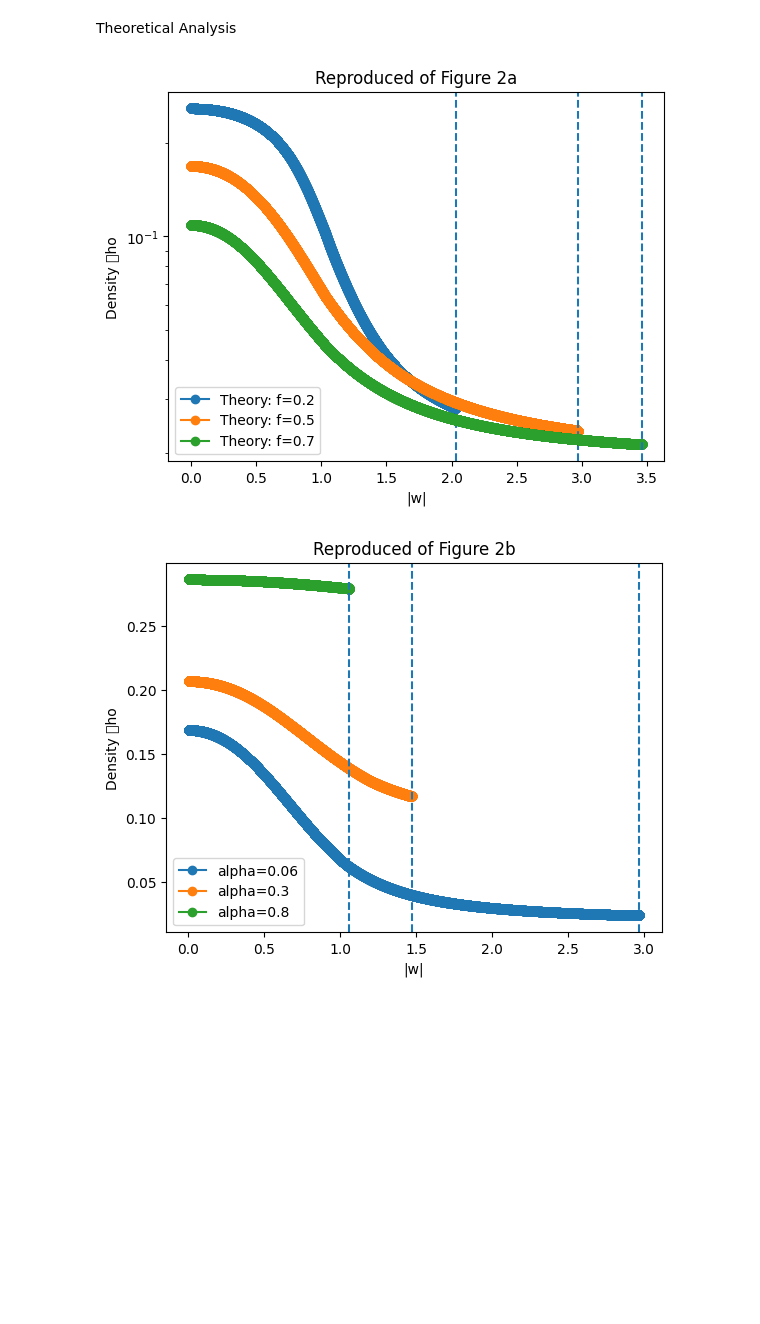
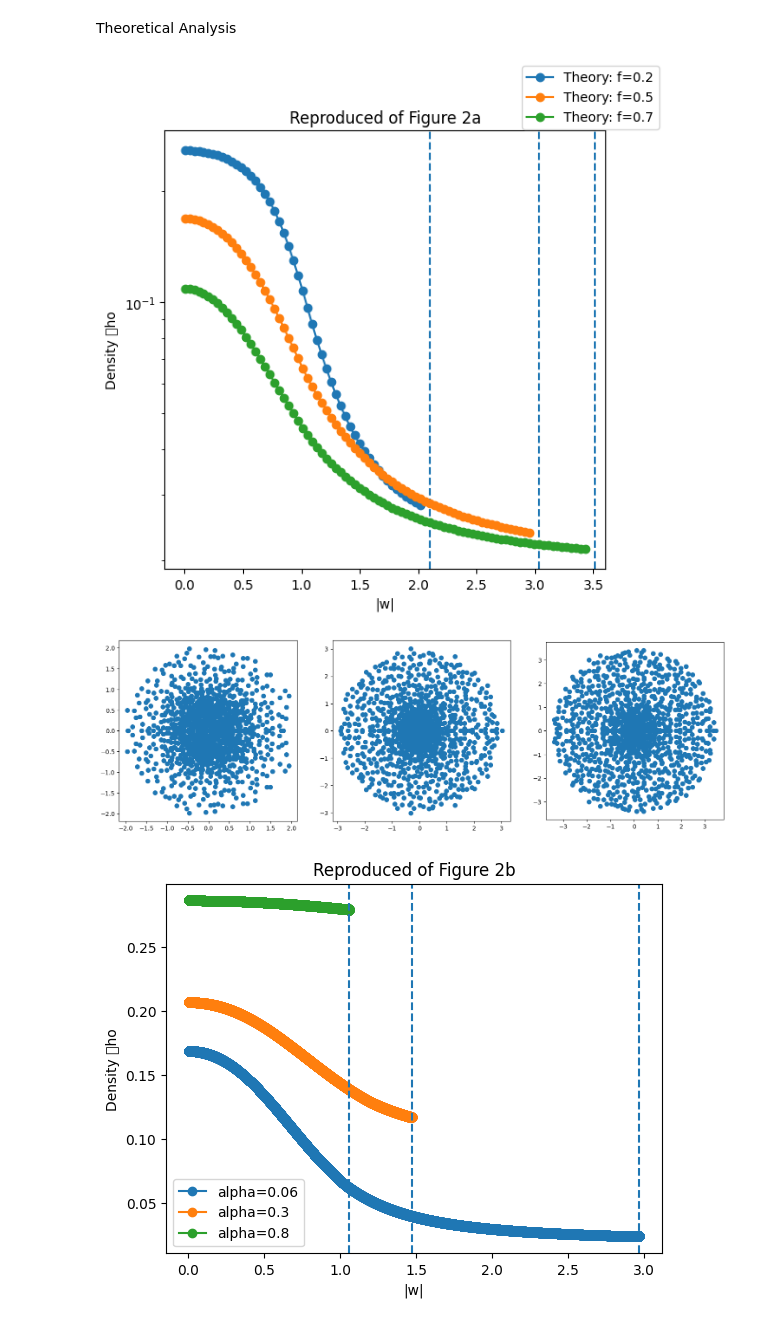
Before and after one commit to StevenZhang0116/bio-random-matrices, a Jupyter notebook: rajan2006.ipynb, the cells around one changed output. Saved outputs shown, nothing was run; the diff lists cells and outputs as text; code cells hidden in the pictures; blank space fills up the shorter version.

```diff
--- a/rajan2006.ipynb
+++ b/rajan2006.ipynb
@@ -133,6 +97,6 @@ print(r_normal)
 # %%
 # Apply Equation 2 constraint
-W = data_generator(N=N, f=0.5, alpha=0.06)
+W = data_generator(N=N, f=f, alpha=alpha)
 
 plt.figure()
 sns.heatmap(W)
@@ -143,6 +107,7 @@ eigenvalues_shift = np.linalg.eigvals(W)
 r2 = np.sqrt(1 - f + f/alpha)
 print(f"r2: {r2}")
 r2_eqv = np.sqrt(N * (f*var_E + (1-f)*var_I))
+print(f"r2_eqv: {r2_eqv}")
 r2_high = np.sqrt(N) * np.min([np.sqrt(var_E), np.sqrt(var_I)])
 print(f"r2_high: {r2_high}")
 
@@ -232,33 +199,45 @@ def cal_density_experiment(w_range, eigen_data_norm):
     return density_count
 # %%
 alpha = 0.06
-normw_lst = np.linspace(0.001,4,100000)
+normw_lst = np.linspace(0.001,4,100)
 f_lst = [0.2, 0.5, 0.7]
 
-plt.figure()
+fig, ax = plt.subplots(1,1,figsize=(6,6))
+figshow, axshow = plt.subplots(1,3,figsize=(3*6,6))
+
 for f in f_lst:
     # Experiments
     W = data_generator(N=N, f=f, alpha=0.06)
     eigenvalues_shift = np.linalg.eigvals(W)
     eigen_data = np.array([eigenvalues_shift.real, eigenvalues_shift.imag]).T
-    eigen_data_norm = np.sqrt(eigen_data[:,0] ** 2 + eigen_data[:,1] ** 2)
-    density_count = cal_density_experiment(normw_lst, eigen_data_norm)
+    eigen_data_norm = np.sqrt(eigen_data[:,0] ** 2)
+
+    axshow[f_lst.index(f)].scatter(eigen_data[:,0], eigen_data[:,1], s=50)
+    axshow[f_lst.index(f)].set_aspect("equal")
+
+    # kde = gaussian_kde(eigen_data_norm)
+    # x_vals = np.linspace(min(eigen_data_norm), max(eigen_data_norm), 1000)
+    # pdf = kde(x_vals)
+
+    # density_count = cal_density_experiment(normw_lst, eigen_data_norm)
     # Theory
     rho_lst = rho(N, normw_lst, f, alpha)
     last_non_zero_index = len(rho_lst) - next((i for i, x in enumerate(reversed(rho_lst)) if x), len(rho_lst))
-    plt.plot(normw_lst[:last_non_zero_index], rho_lst[:last_non_zero_index], marker='o', linestyle='-',label=f"Theory: f={f}")
-    # plt.plot(normw_lst, density_count, label=f"Experiment: f={f}")
-    plt.axvline(normw_lst[last_non_zero_index+1], linestyle="--")
-    plt.yscale('log')
+    ax.plot(normw_lst[:last_non_zero_index], rho_lst[:last_non_zero_index], marker='o', linestyle='-',label=f"Theory: f={f}")
+    # ax.scatter(x_vals, pdf)
+    ax.axvline(normw_lst[last_non_zero_index+1], linestyle="--")
+    ax.set_yscale('log')
 
 
-plt.legend()
-plt.xlabel("|w|")
-plt.ylabel("Density \rho")
-plt.title("Reproduced of Figure 2a")
-plt.show()
+fig.legend()
+ax.set_xlabel("|w|")
+ax.set_ylabel("Density \rho")
+ax.set_title("Reproduced of Figure 2a")
+fig.show()
+figshow.show()
 # %% [output]
-[figure, old version]
+[figure, new version]
+[figure, added]
 # %%
 alpha_lst = [0.06, 0.3, 0.8]
 normw_lst = np.linspace(0.001,4,100000)
```
Also changed, not shown: parts of 6 cells of this notebook.
